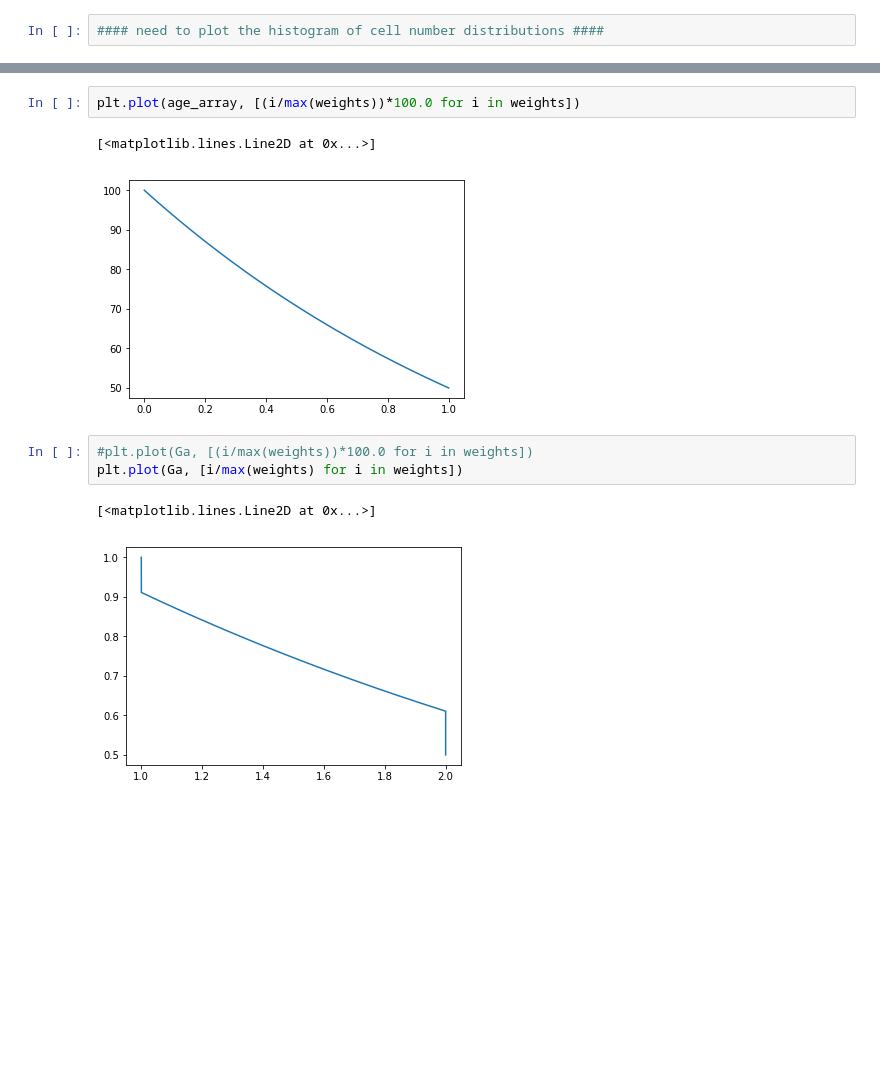
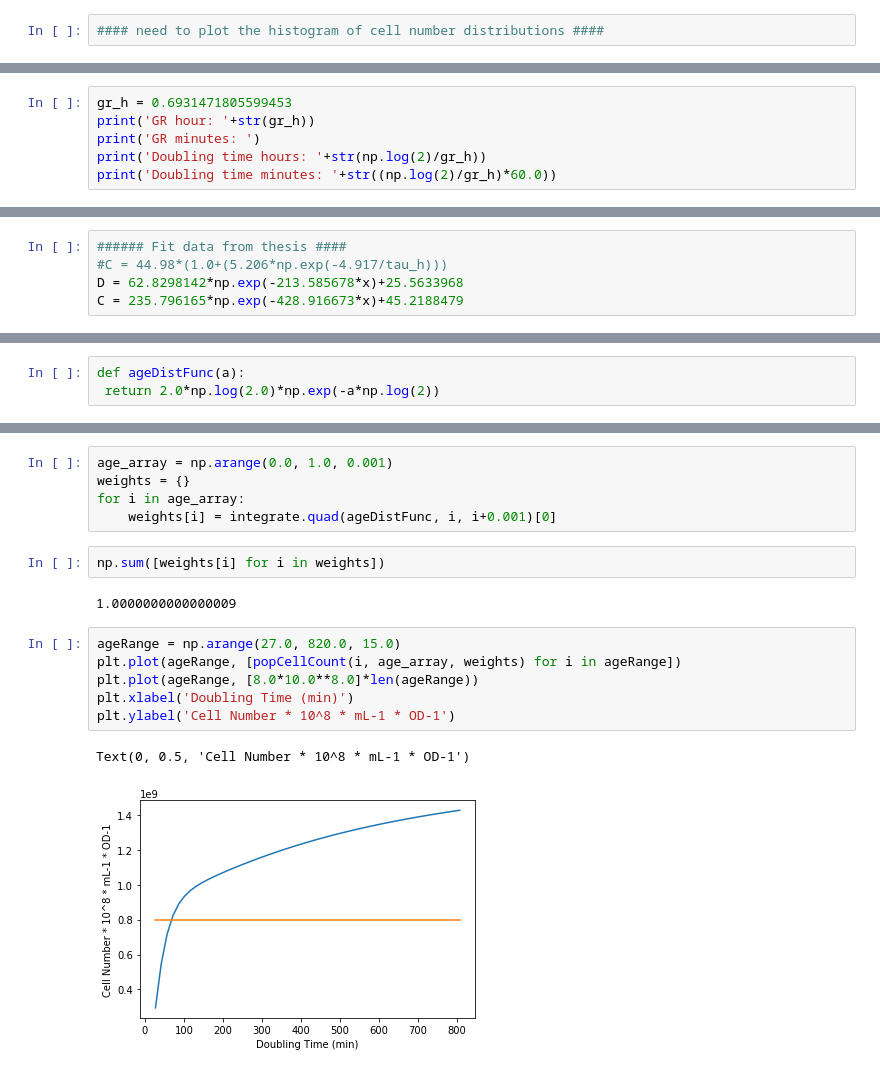
Before and after one commit to Melclic/HMG, a Jupyter notebook: webCH/libCH/population_cell_cycle.ipynb, the cells around one changed output, grey strips where cells are left out. Drawn from its saved outputs; the diff is of its cells as text; blank space fills up the shorter version.

```diff
--- a/webCH/libCH/population_cell_cycle.ipynb
+++ b/webCH/libCH/population_cell_cycle.ipynb
@@ -198,0 +298,6 @@ plt.plot(sorted([i for i in distRes]), [distRes[i]['physical_volume'] for i in s
+# %%
+gr_h = 0.6931471805599453
+print('GR hour: '+str(gr_h))
+print('GR minutes: ')
+print('Doubling time hours: '+str(np.log(2)/gr_h))
+print('Doubling time minutes: '+str((np.log(2)/gr_h)*60.0))
@@ -294,0 +414,5 @@ plt.plot(ageRange, [8.0*10.0**8.0]*len(ageRange))
+# %%
+###### Fit data from thesis ####
+#C = 44.98*(1.0+(5.206*np.exp(-4.917/tau_h)))
+D = 62.8298142*np.exp(-213.585678*x)+25.5633968
+C = 235.796165*np.exp(-428.916673*x)+45.2188479
@@ -294,0 +421,3 @@ plt.plot(ageRange, [8.0*10.0**8.0]*len(ageRange))
+# %%
+def ageDistFunc(a):
+ return 2.0*np.log(2.0)*np.exp(-a*np.log(2))
@@ -295,11 +534,18 @@ plt.plot(ageRange, [8.0*10.0**8.0]*len(ageRange))
+# %%
+age_array = np.arange(0.0, 1.0, 0.001)
+weights = {}
+for i in age_array:
+    weights[i] = integrate.quad(ageDistFunc, i, i+0.001)[0]
 # %%
-plt.plot(age_array, [(i/max(weights))*100.0 for i in weights])
+np.sum([weights[i] for i in weights])
 # %% [output]
-[<matplotlib.lines.Line2D at 0x...>]
+1.0000000000000009
-[figure, removed]
-# %%
-#plt.plot(Ga, [(i/max(weights))*100.0 for i in weights])
-plt.plot(Ga, [i/max(weights) for i in weights])
-# %% [output]
-[<matplotlib.lines.Line2D at 0x...>]
-[figure, removed]
+# %%
+ageRange = np.arange(27.0, 820.0, 15.0)
+plt.plot(ageRange, [popCellCount(i, age_array, weights) for i in ageRange])
+plt.plot(ageRange, [8.0*10.0**8.0]*len(ageRange))
+plt.xlabel('Doubling Time (min)')
+plt.ylabel('Cell Number * 10^8 * mL-1 * OD-1')
+# %% [output]
+Text(0, 0.5, 'Cell Number * 10^8 * mL-1 * OD-1')
+[figure, added]
```
Also changed, not shown: parts of 30 cells of this notebook, 17 other files.
